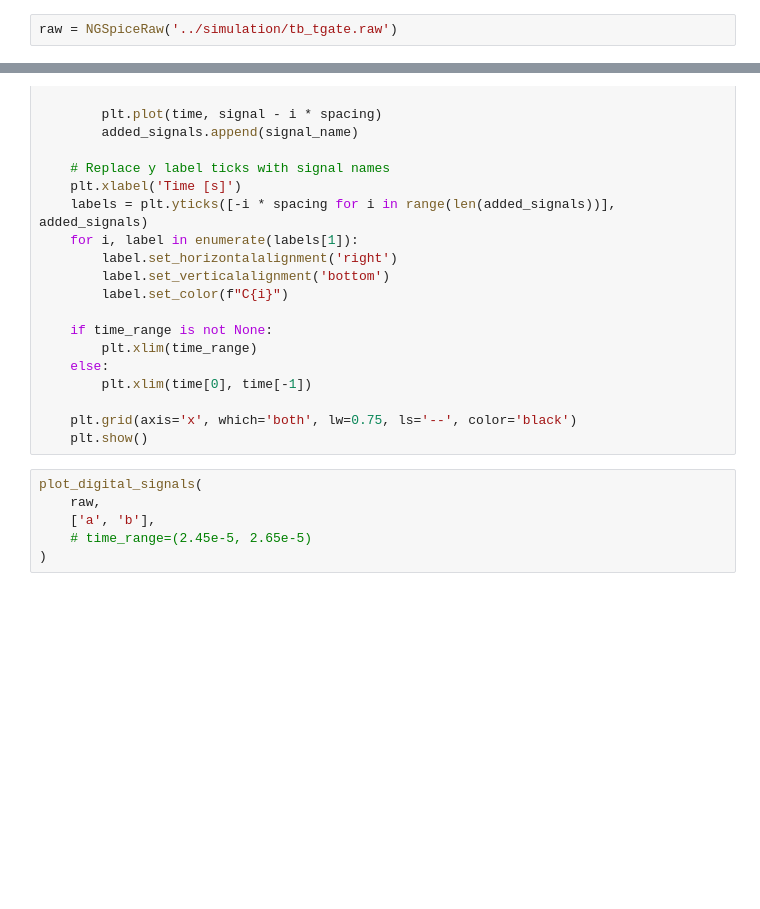
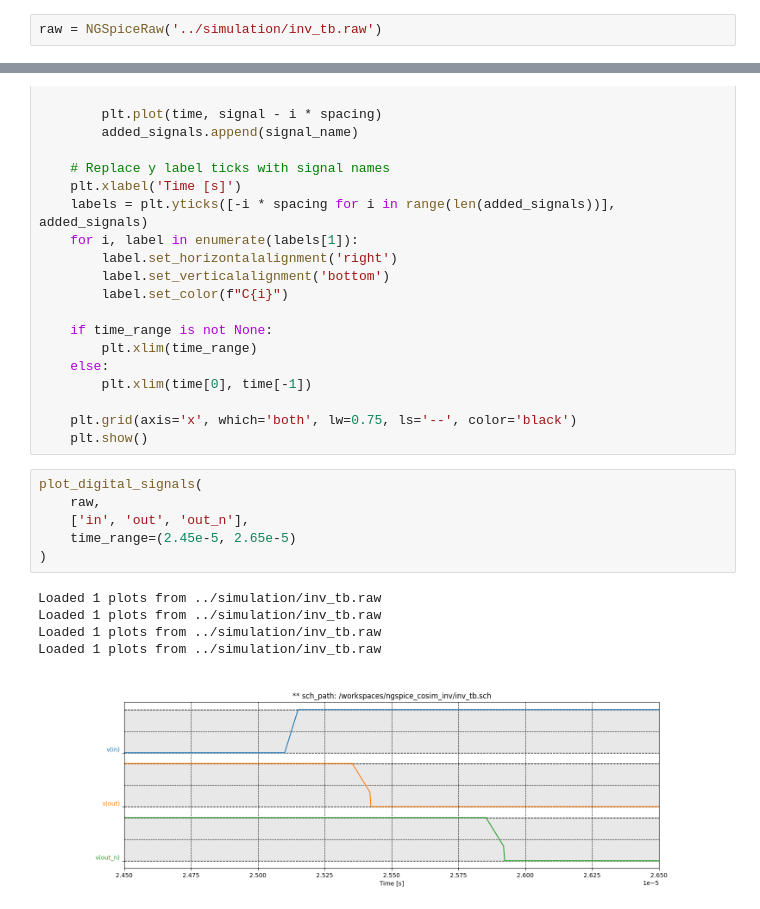
Before and after one commit to CedricHirschi/ngspice_cosim_inv, a Jupyter notebook: visualization/visualization.ipynb, the cells around one changed output, grey strips where cells are left out. Drawn from its saved outputs; the diff is of its cells as text; blank space fills up the shorter version.

```diff
--- a/visualization/visualization.ipynb
+++ b/visualization/visualization.ipynb
@@ -101,4 +101,4 @@ class NGSpiceRaw:
         else:
             raise TypeError("Key must be an int or str")
 # %%
-raw = NGSpiceRaw('../simulation/tb_tgate.raw')
+raw = NGSpiceRaw('../simulation/inv_tb.raw')
@@ -158,6 +162,12 @@ def plot_digital_signals(raw: NGSpiceRaw, signals: list[str], time_range: Option
 # %%
 plot_digital_signals(
     raw,
-    ['a', 'b'],
-    # time_range=(2.45e-5, 2.65e-5)
+    ['in', 'out', 'out_n'],
+    time_range=(2.45e-5, 2.65e-5)
 )
+# %% [output]
+Loaded 1 plots from ../simulation/inv_tb.raw
+Loaded 1 plots from ../simulation/inv_tb.raw
+Loaded 1 plots from ../simulation/inv_tb.raw
+Loaded 1 plots from ../simulation/inv_tb.raw
+[figure, added]
```
Also changed, not shown: parts of 2 cells of this notebook, 6 other files.
